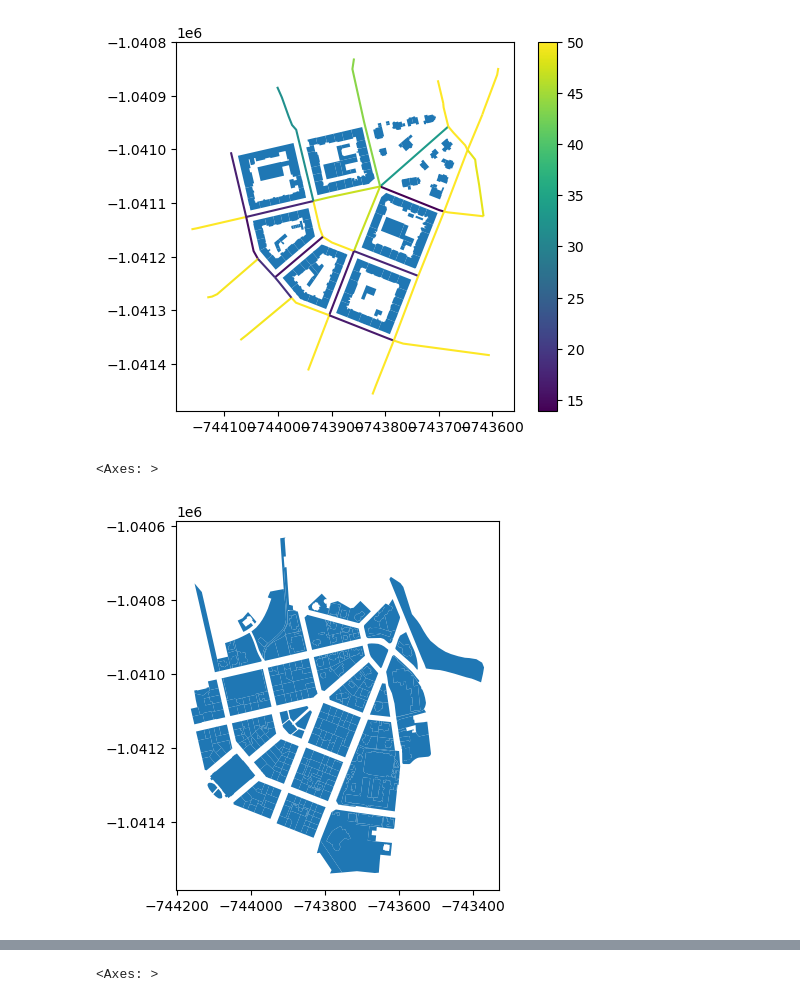
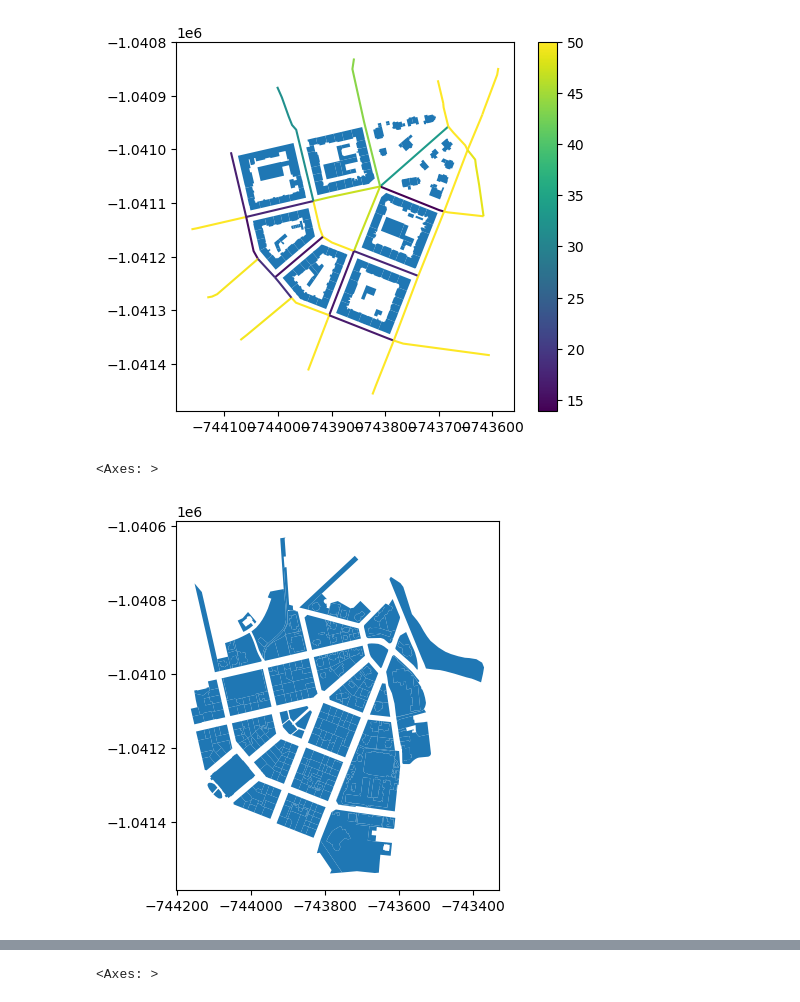
Before and after one commit to uscuni/streetscape, a Jupyter notebook: example.ipynb, the cells around one changed output, grey strips where cells are left out. Drawn from its saved outputs; the diff is of its cells as text; code cells hidden in the pictures.

```diff
--- a/example.ipynb
+++ b/example.ipynb
@@ -43,11 +44,11 @@ buildings.plot(ax=ax)
 # %% [output]
 <Axes: >
 [figure]
-# %%
-plots[plots.intersects(streets.union_all().envelope)].plot()
-# %% [output]
-<Axes: >
-[figure, removed]
+# %%
+plots.plot()
+# %% [output]
+<Axes: >
+[figure, added]
 # %%
 sc.compute_plot_indicators(plots)
 # %%
```
Also changed, not shown: parts of 3 cells of this notebook, 2 other files.
